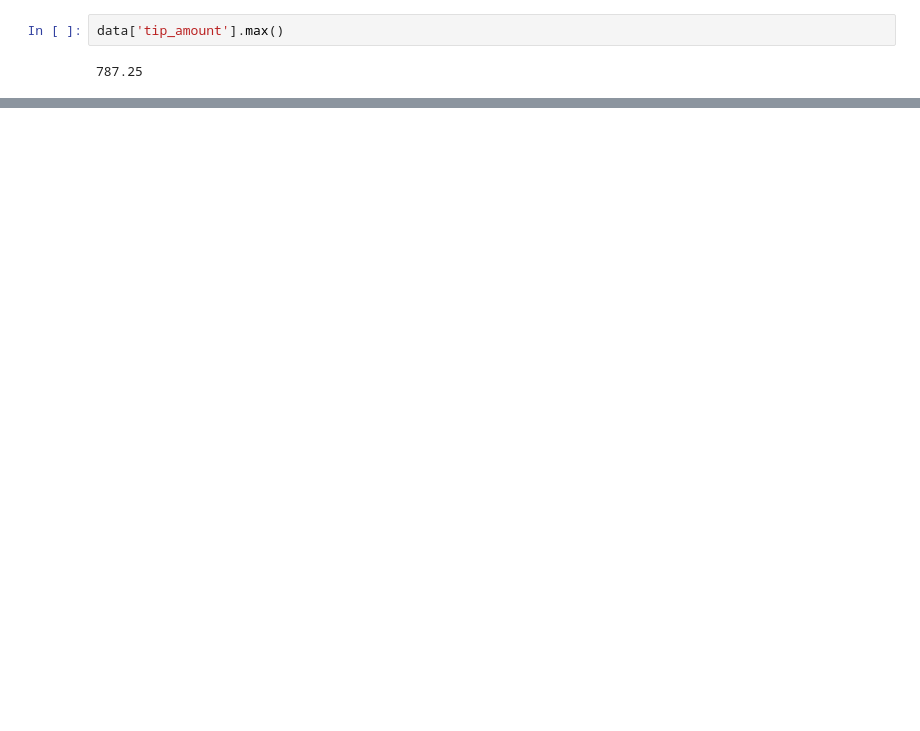
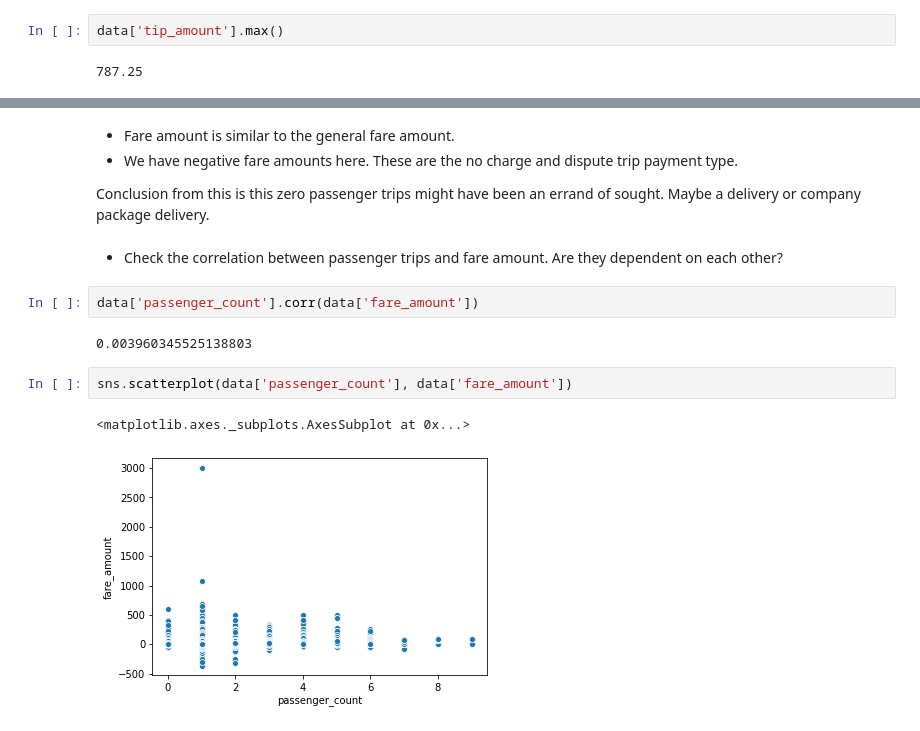
Before and after one commit to geewynn/Machine-Learning-Project, a Jupyter notebook: New York Trip/trip_analysis.ipynb, the cells around one changed output, grey strips where cells are left out. Saved outputs shown, nothing was run; the diff lists cells and outputs as text; blank space fills up the shorter version.

```diff
--- a/New York Trip/trip_analysis.ipynb
+++ b/New York Trip/trip_analysis.ipynb
@@ -367,0 +472,16 @@ data['tip_amount'].max()
+# %% [markdown]
+- Fare amount is similar to the general fare amount.
+- We have negative fare amounts here. These are the no charge and dispute trip payment type.
+
+Conclusion from this is this zero passenger trips might have been an errand of sought. Maybe a delivery or company package delivery.
+# %% [markdown]
+- Check the correlation between passenger trips and fare amount. Are they dependent on each other?
+# %%
+data['passenger_count'].corr(data['fare_amount'])
+# %% [output]
+0.003960345525138803
+# %%
+sns.scatterplot(data['passenger_count'], data['fare_amount'])
+# %% [output]
+<matplotlib.axes._subplots.AxesSubplot at 0x...>
+[figure, added]
```
Also changed, not shown: parts of 27 cells of this notebook.
